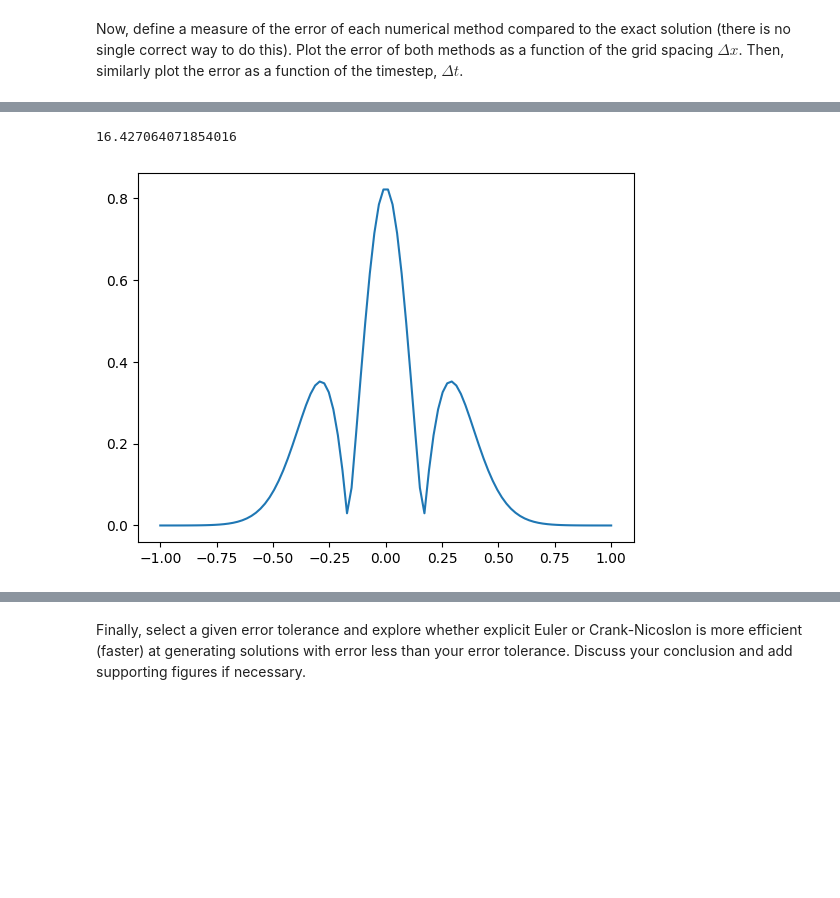
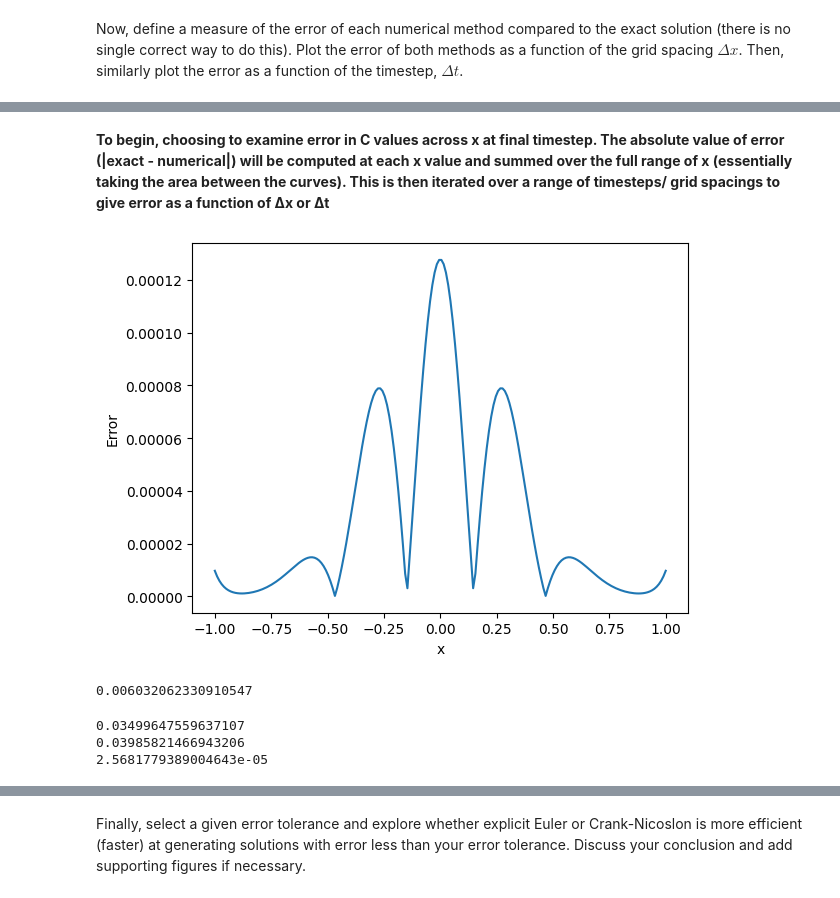
Before and after one commit to Feesh5/QCES, a Jupyter notebook: Project1_numerical_methods.ipynb, the cells around one changed output, grey strips where cells are left out. Drawn from its saved outputs; the diff is of its cells as text; code cells hidden in the pictures; blank space fills up the shorter version.

```diff
--- a/Project1_numerical_methods.ipynb
+++ b/Project1_numerical_methods.ipynb
@@ -213,45 +211,42 @@ DISCUSS DEFINITION OF ERROR
+# %% [markdown]
+**To begin, choosing to examine error in C values across x at final timestep. The absolute value of error (|exact - numerical|) will be computed at each x value and summed over the full range of x (essentially taking the area between the curves). This is then iterated over a range of timesteps/ grid spacings to give error as a function of Δx or Δt**
 # %%
-mismatch_EE = diff_exact(x, kappa, t_end) - c_EE[:, -1]
+mismatch_EE = diff_exact(x, kappa, 20) - c_EE[:, -1]
 #plt.plot(x,mismatch_EE)
 abs_diff_EE = np.zeros(len(x))
 for j in range(len(x)):
     abs_diff_EE[j] = np.abs(mismatch_EE[j])
 
-plt.plot(x,abs_diff_EE[:])
+plt.plot(x,abs_diff_EE)
+plt.xlabel('x')
+plt.ylabel('Error')
+plt.show()
 
 a=np.sum(abs_diff_EE)
 print(a)
 # %% [output]
+[figure, new version]
-16.427064071854016
+0.006032062330910547
-[figure, old version]
 # %%
-# Add code to plot error here
-#Choosing to define error at final timestep. Total error at each x value iterated over a range of timesteps/ grid spacings
-#First taking the difference between exact and numerical, as well as an array to store values per Nx step:
-
-
-
-#Define an array that will contain values for the absolute error at each x value for a given Nx
-
+#Attempt 1:
+#Define arrays that will contain summed values for the absolute error for a given Nx
 total_diff_EE = []
 total_diff_CN = []
 
-Nrange = np.arange(5,101,1)
+Nrange = np.arange(5,401,5)
 for i in (Nrange): #Range of Nx to test
   Nx=i
   #Redefine and rerun functions
   t = np.linspace(t_start, t_end, Nt)  # Create a vector of times
   x = np.linspace(x_start, x_end, Nx)  # Create a vector for x
-  dx=(x_end-x_start)/(Nx)
-  dt=(t_end-t_start)/(Nt)
   c_EE = EE(x, t, kappa); # explicit Euler
   c_CN = CN(x, t, kappa); # Crank-Nicolson
 
   abs_diff_EE = np.zeros(len(x)) #List for abs difference between exact and EE
   abs_diff_CN = np.zeros(len(x))
 
-  mismatch_EE = diff_exact(x, kappa, t_end) - c_EE[:, -1] #Getting difference of exact & numerical as f(x)
-  mismatch_CN = diff_exact(x, kappa, t_end) - c_CN[:, -1]
+  mismatch_EE = diff_exact(x, kappa, 20) - c_EE[:, -1] #Getting difference of exact & numerical as f(x)
+  mismatch_CN = diff_exact(x, kappa, 20) - c_CN[:, -1]
 
   for j in range(len(x)):
     abs_diff_EE[j] = np.abs(mismatch_EE[j])
@@ -259,3 +254,19 @@ for i in (Nrange): #Range of Nx to test
   #Sum these values to give total error for specific grid spacing and add them as a corresponding element
   total_diff_EE = np.append(total_diff_EE, np.sum(abs_diff_EE))
   total_diff_CN = np.append(total_diff_CN, np.sum(abs_diff_CN))
+
+#Now take error averaged over number of gridspaces
+error_EE = total_diff_EE
+error_CN = total_diff_CN
+
+sum_error_EE = np.sum(error_EE/len(np.arange(5,401,5)))
+sum_error_CN = np.sum(error_CN/len(np.arange(5,401,5)))
+print(sum_error_EE)
+print(sum_error_CN)
+
+error_in_EE = np.abs(c_EE[:,-1]-diff_exact(x,kappa,20))
+print(np.sum(error_in_EE)/Nx)
+# %% [output]
+0.03499647559637107
+0.03985821466943206
+2.5681779389004643e-05
```
Also changed, not shown: parts of 9 cells of this notebook.
